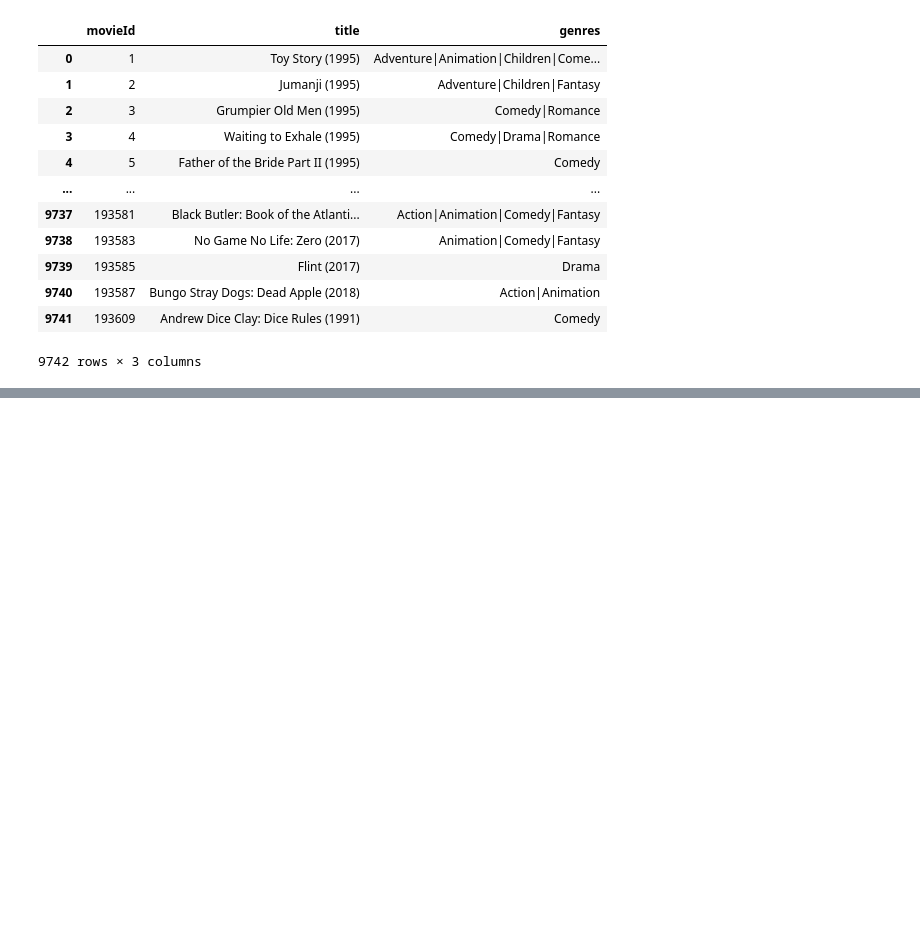
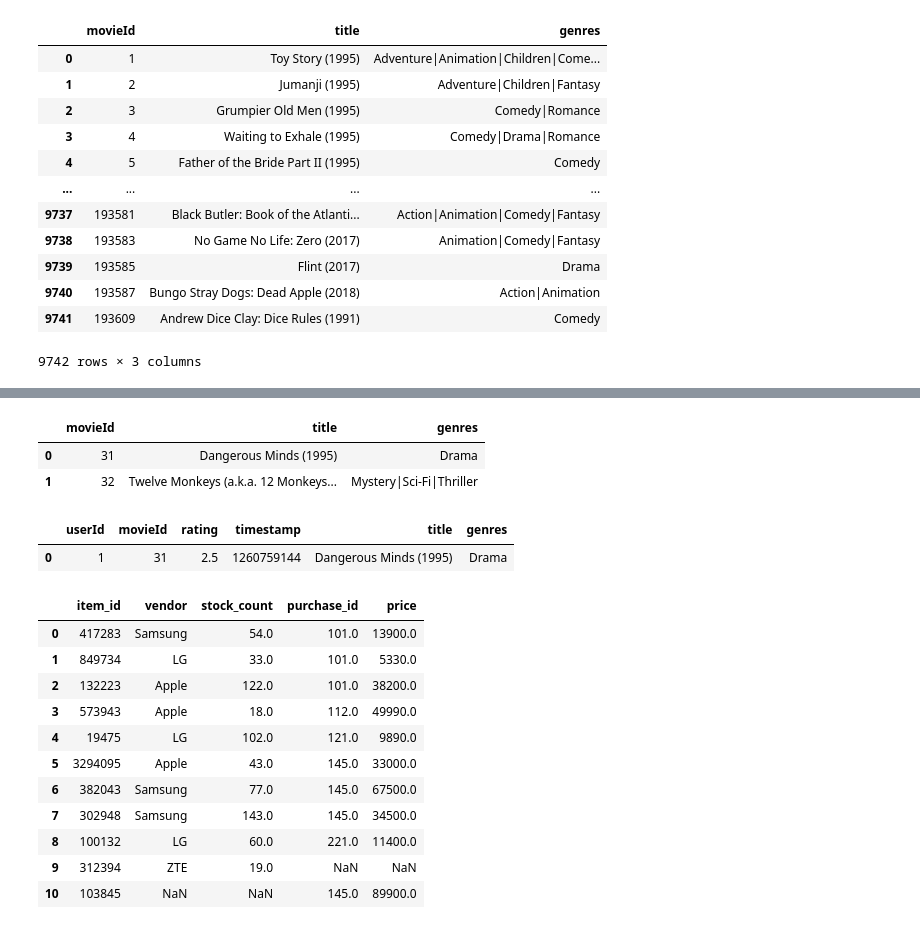
Before and after one commit to stuit/I-am-data-scientist, a Jupyter notebook: DATA_ANALYST/PYTHON-7/7-Notebook.ipynb, the cells around one changed output, grey strips where cells are left out. Saved outputs shown, nothing was run; the diff lists cells and outputs as text; code cells hidden in the pictures; blank space fills up the shorter version.

```diff
--- a/DATA_ANALYST/PYTHON-7/7-Notebook.ipynb
+++ b/DATA_ANALYST/PYTHON-7/7-Notebook.ipynb
@@ -22,0 +117,12 @@ display(rats)
+# %%
+movies.drop_duplicates(subset = 'movieId', keep = 'first', inplace = True)
+movies.head()
+# %% [output]
+|  | movieId | title | genres |
+| 0 | 31 | Dangerous Minds (1995) | Drama |
+| 1 | 32 | Twelve Monkeys (a.k.a. 12 Monkeys... | Mystery|Sci-Fi|Thriller |
+# %%
+ratings.merge(movies, how = 'left', on = 'movieId')
+# %% [output]
+|  | userId | movieId | rating | timestamp | title | genres |
+| 0 | 1 | 31 | 2.5 | 1260759144 | Dangerous Minds (1995) | Drama |
@@ -22,0 +144,15 @@ display(rats)
+# %%
+display(items_df.merge(purchase_df, how = 'outer', on = 'item_id'))
+# %% [output]
+|  | item_id | vendor | stock_count | purchase_id | price |
+| 0 | 417283 | Samsung | 54.0 | 101.0 | 13900.0 |
+| 1 | 849734 | LG | 33.0 | 101.0 | 5330.0 |
+| 2 | 132223 | Apple | 122.0 | 101.0 | 38200.0 |
+| 3 | 573943 | Apple | 18.0 | 112.0 | 49990.0 |
+| 4 | 19475 | LG | 102.0 | 121.0 | 9890.0 |
+| 5 | 3294095 | Apple | 43.0 | 145.0 | 33000.0 |
+| 6 | 382043 | Samsung | 77.0 | 145.0 | 67500.0 |
+| 7 | 302948 | Samsung | 143.0 | 145.0 | 34500.0 |
+| 8 | 100132 | LG | 60.0 | 221.0 | 11400.0 |
+| 9 | 312394 | ZTE | 19.0 | NaN | NaN |
+| 10 | 103845 | NaN | NaN | 145.0 | 89900.0 |
```
Also changed, not shown: parts of 23 cells of this notebook, 25 other files.
